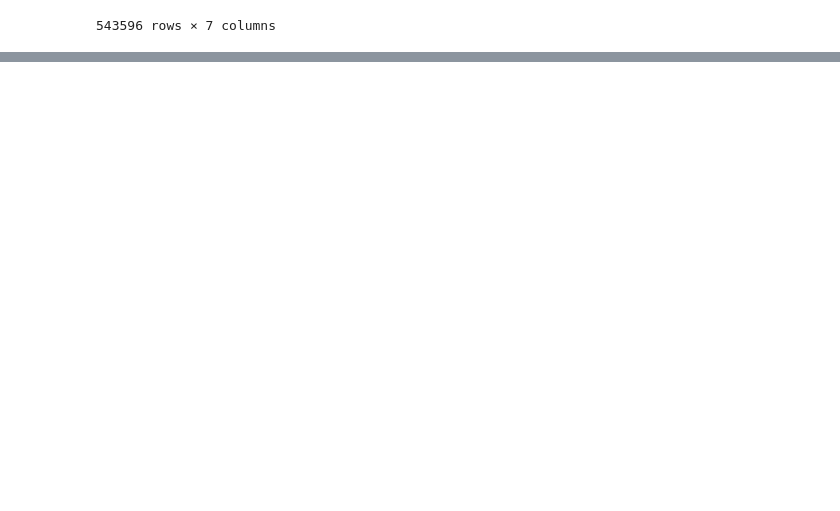
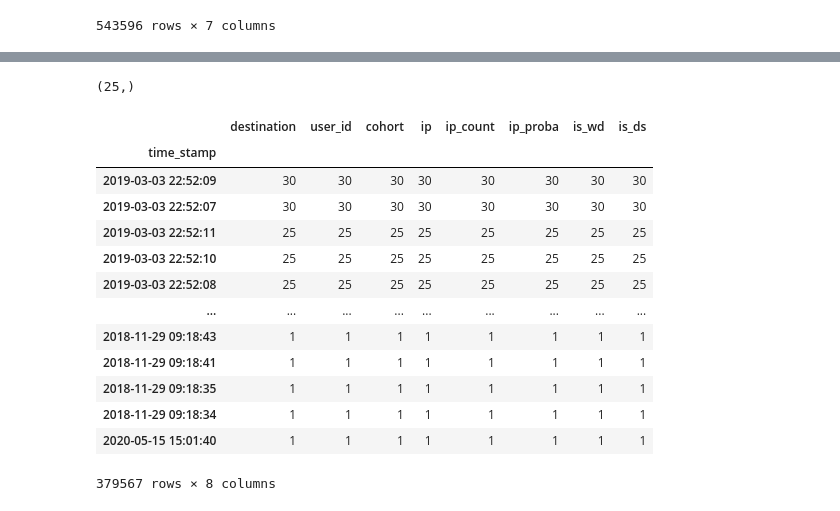
Before and after one commit to guedanie/anomaly_detection, a Jupyter notebook: discrete_anomaly_detection.ipynb, the cells around one changed output, grey strips where cells are left out. Drawn from its saved outputs; the diff is of its cells as text; code cells hidden in the pictures; blank space fills up the shorter version.

```diff
--- a/discrete_anomaly_detection.ipynb
+++ b/discrete_anomaly_detection.ipynb
@@ -268,0 +315,25 @@ df.sort_values(by="ip_proba")
+# %%
+# it seems that there might be about 25 users that have accesssed both the web_dev and ds curriculum
+
+df[(df.is_ds == 1) & (df.is_wd == 1)].user_id.unique().shape
+# %% [output]
+(25,)
+# %%
+# are there different times when ds and webdev access the curriculumn?
+
+df[(df.is_wd == 1) & (df.is_ds == 0)].groupby("time_stamp").count().sort_values(by="destination", ascending=False)
+# %% [output]
+|  | destination | user_id | cohort | ip | ip_count | ip_proba | is_wd | is_ds |
+| time_stamp |  |  |  |  |  |  |  |  |
+| 2019-03-03 22:52:09 | 30 | 30 | 30 | 30 | 30 | 30 | 30 | 30 |
+| 2019-03-03 22:52:07 | 30 | 30 | 30 | 30 | 30 | 30 | 30 | 30 |
+| 2019-03-03 22:52:11 | 25 | 25 | 25 | 25 | 25 | 25 | 25 | 25 |
+| 2019-03-03 22:52:10 | 25 | 25 | 25 | 25 | 25 | 25 | 25 | 25 |
+| 2019-03-03 22:52:08 | 25 | 25 | 25 | 25 | 25 | 25 | 25 | 25 |
+| ... | ... | ... | ... | ... | ... | ... | ... | ... |
+| 2018-11-29 09:18:43 | 1 | 1 | 1 | 1 | 1 | 1 | 1 | 1 |
+| 2018-11-29 09:18:41 | 1 | 1 | 1 | 1 | 1 | 1 | 1 | 1 |
+| 2018-11-29 09:18:35 | 1 | 1 | 1 | 1 | 1 | 1 | 1 | 1 |
+| 2018-11-29 09:18:34 | 1 | 1 | 1 | 1 | 1 | 1 | 1 | 1 |
+| 2020-05-15 15:01:40 | 1 | 1 | 1 | 1 | 1 | 1 | 1 | 1 |
+379567 rows × 8 columns
```
Also changed, not shown: parts of 25 cells of this notebook.
